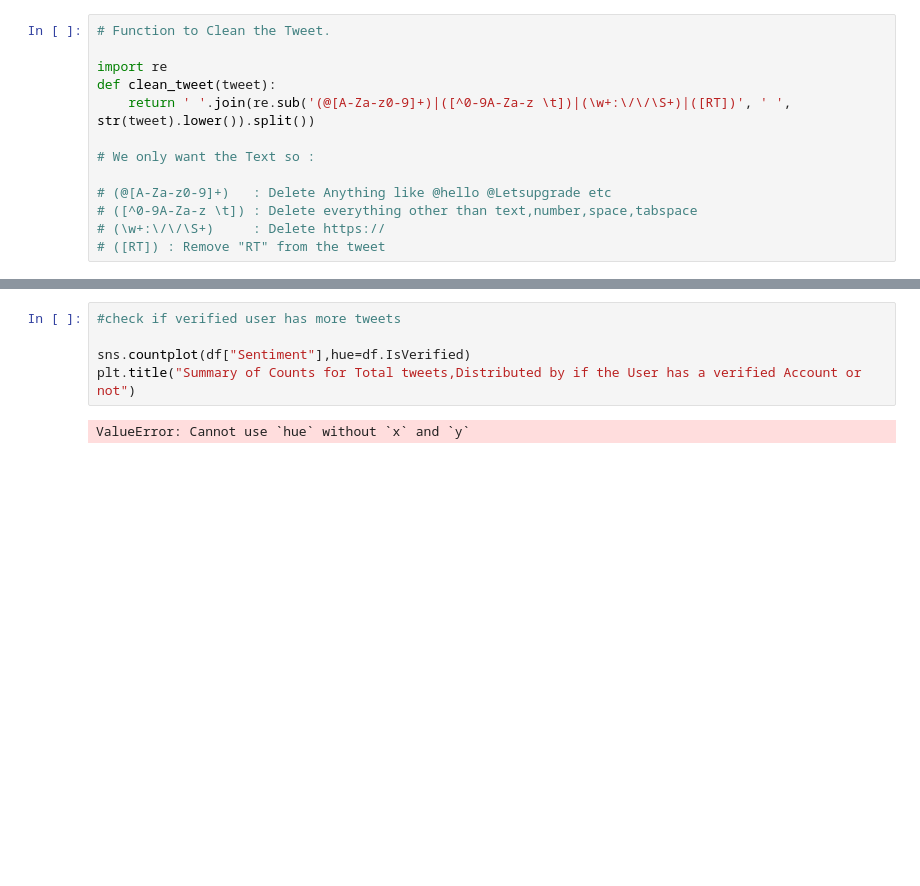
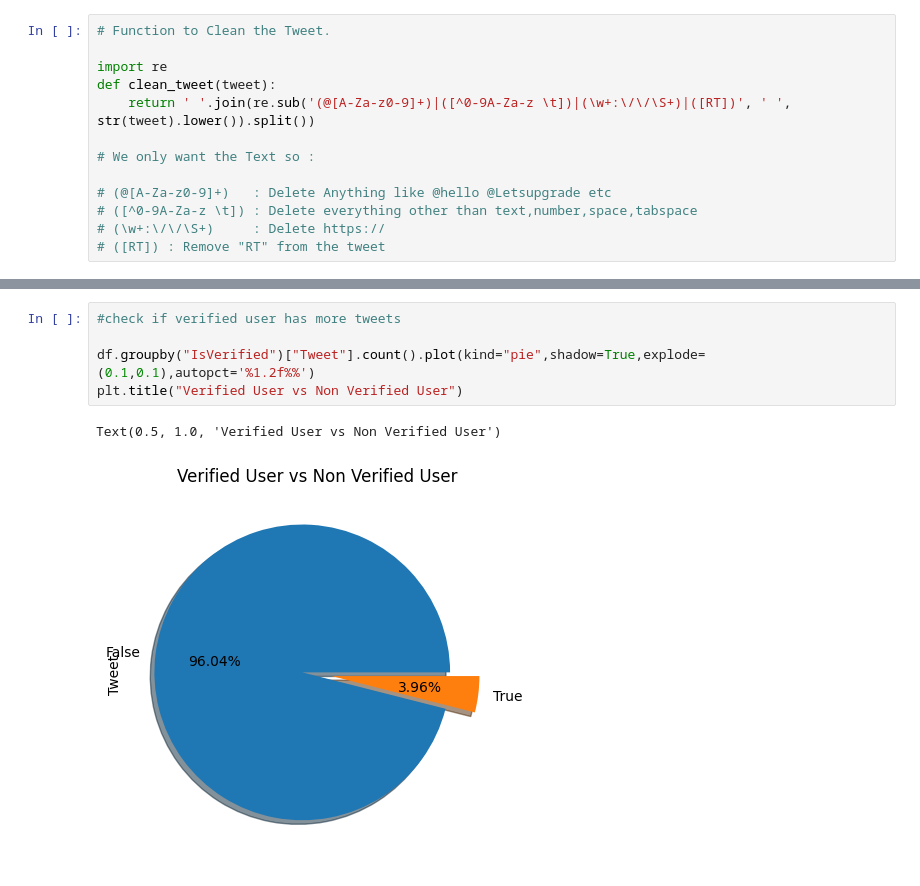
Before and after one commit to hmabubakar313/sentimental_analysis_fyp, a Jupyter notebook: sentment_analysis.ipynb, the cells around one changed output, grey strips where cells are left out. Drawn from its saved outputs; the diff is of its cells as text; blank space fills up the shorter version.

```diff
--- a/sentment_analysis.ipynb
+++ b/sentment_analysis.ipynb
@@ -207,7 +217,8 @@ plt.pie(d,shadow=True,explode=explode,labels=["Positive","Negative","Neutral"],a
-# %%
-#check if verified user has more tweets
-
-sns.countplot(df["Sentiment"],hue=df.IsVerified)
-plt.title("Summary of Counts for Total tweets,Distributed by if the User has a verified Account or not")
-# %% [output]
-ValueError: Cannot use `hue` without `x` and `y`
+# %%
+#check if verified user has more tweets
+
+df.groupby("IsVerified")["Tweet"].count().plot(kind="pie",shadow=True,explode=(0.1,0.1),autopct='%1.2f%%')
+plt.title("Verified User vs Non Verified User")
+# %% [output]
+Text(0.5, 1.0, 'Verified User vs Non Verified User')
+[figure, added]
```
Also changed, not shown: parts of 14 cells of this notebook.
